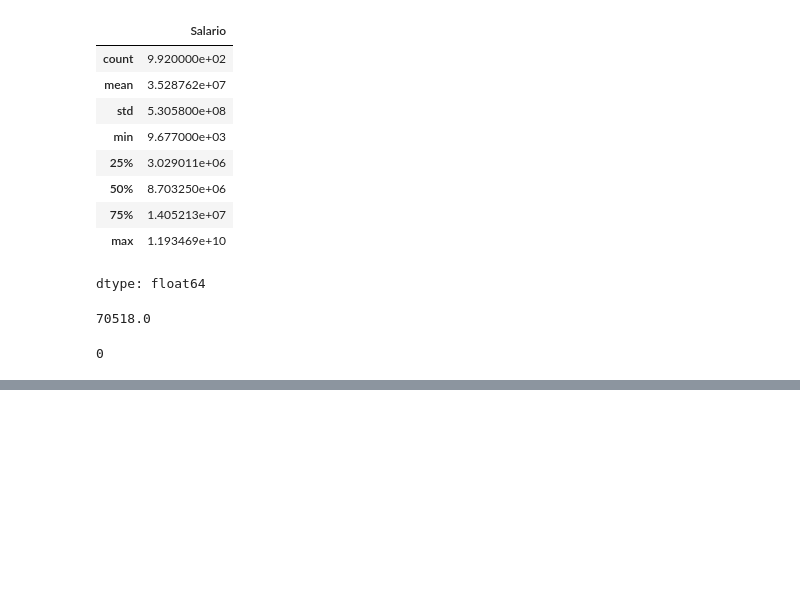
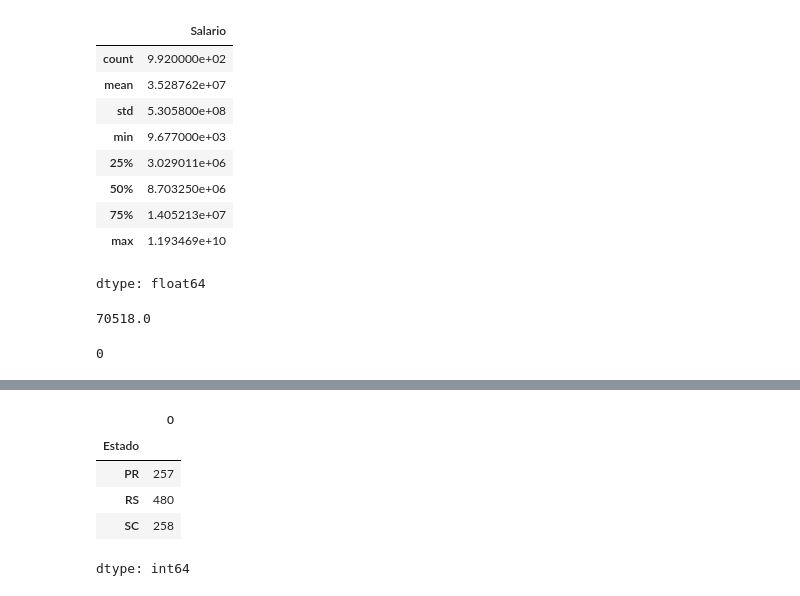
Before and after one commit to oliveiraprg/formacao-cientista-de-dados, a Jupyter notebook: limpeza_de_dados.ipynb, the cells around one changed output, grey strips where cells are left out. Cells and saved outputs as stored; diff of their text form; code cells hidden in the pictures; blank space fills up the shorter version.

```diff
--- a/limpeza_de_dados.ipynb
+++ b/limpeza_de_dados.ipynb
@@ -223,0 +326,12 @@ dataset['Salario'].isnull().sum()
+# %%
+#Atribuimos a Moda para os dados fora do padrão
+dataset.loc[dataset['Estado'].isin(['RP', 'SP', 'TD']), 'Estado'] = 'RS'
+agrupado = dataset.groupby(['Estado']).size()
+agrupado
+# %% [output]
+|  | 0 |
+| Estado |  |
+| PR | 257 |
+| RS | 480 |
+| SC | 258 |
+dtype: int64
```
Also changed, not shown: parts of 20 cells of this notebook.
